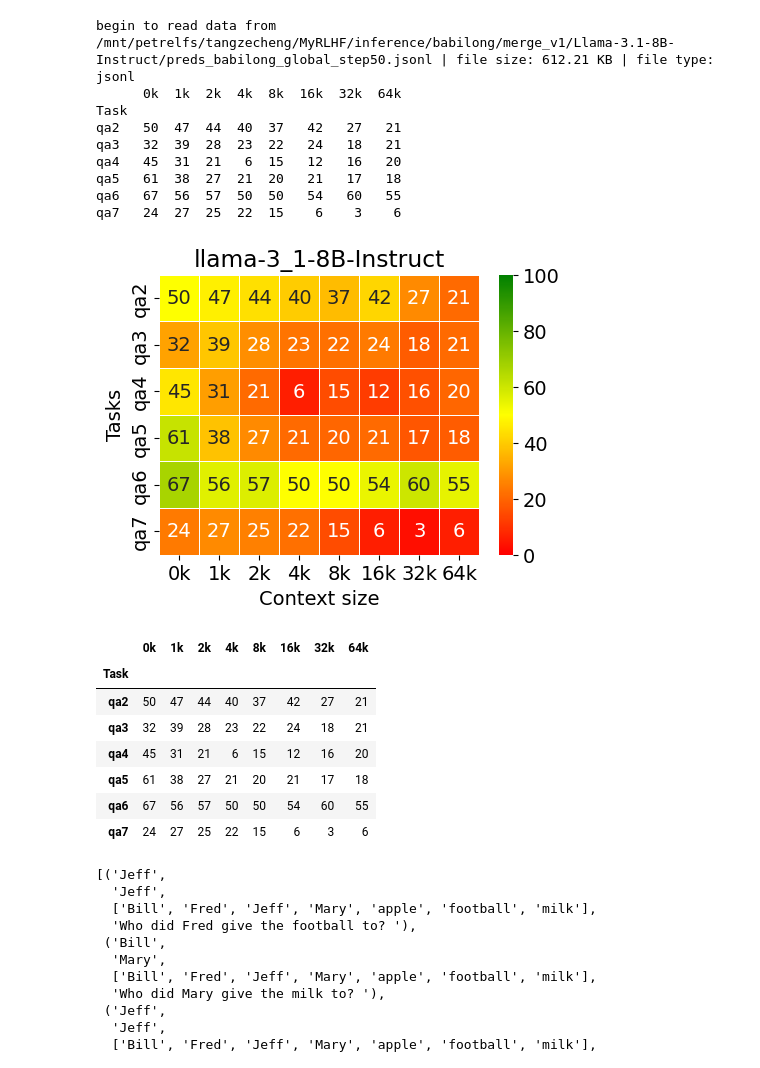
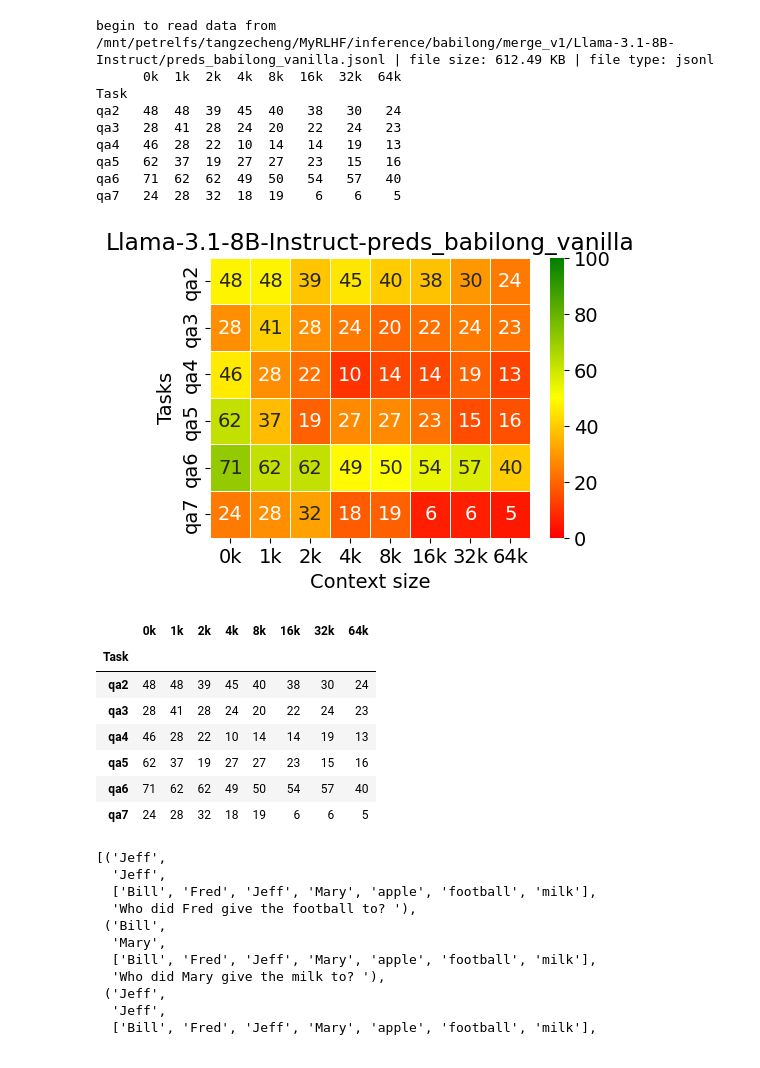
Before and after one commit to ZetangForward/MyRLHF, a Jupyter notebook: evaluation/babilong/eval.ipynb, the cells around one changed output. Saved outputs shown, nothing was run; the diff lists cells and outputs as text; code cells hidden in the pictures.

```diff
--- a/evaluation/babilong/eval.ipynb
+++ b/evaluation/babilong/eval.ipynb
@@ -69,7 +69,7 @@ def compare_answers(target, output, question, task_labels):
     return False
 
 
-def eval_fn(pred_path, save_path=None, model_name=""):
+def eval_fn(pred_path, save_path=None):
     tasks = ['qa2', 'qa3', 'qa4', 'qa5', 'qa6', 'qa7']
     lengths = ['0k', '1k', '2k', '4k', '8k', '16k', '32k', '64k']
     content = auto_read_data(pred_path)
@@ -107,7 +107,8 @@ def eval_fn(pred_path, save_path=None, model_name=""):
     sns.heatmap(df, cmap=cmap, vmin=0, vmax=100, annot=True, fmt=".0f", linewidths=.5, ax=ax)
 
     # 设置标题和标签
-    ax.set_title(model_name)
+    caption = f"{pred_path.split('/')[-2]}-{pred_path.split('/')[-1].split('.')[0]}"
+    ax.set_title(caption)
     ax.set_xlabel('Context size')
     ax.set_ylabel('Tasks')
 
@@ -119,13 +120,12 @@ def eval_fn(pred_path, save_path=None, model_name=""):
 
     return df, return_res
 # %%
-model_name = 'llama-3_1-8B-Instruct'
-pred_path = '/mnt/petrelfs/tangzecheng/MyRLHF/inference/babilong/merge_v1/Llama-3.1-8B-Instruct/preds_babilong_global_step50.jsonl'
+pred_path = '/mnt/petrelfs/tangzecheng/MyRLHF/inference/babilong/merge_v1/Llama-3.1-8B-Instruct/preds_babilong_vanilla.jsonl'
 save_dir = '/mnt/petrelfs/tangzecheng/MyRLHF/evaluation/babilong/llama-3_1-8B-Instruct/preliminary'
 # save_dir = '/data/zecheng/acl2025/MyRLHF/evaluation/babilong/llama-3_1-8B-Instruct'
 auto_mkdir(save_dir)
 save_path = os.path.join(save_dir, "reasoning_prompt_result.png")
 
-res, return_res = eval_fn(pred_path, None, model_name)
+res, return_res = eval_fn(pred_path, None)
 print(res)
 # %% [output]
@@ -133,24 +133,24 @@ print(res)
-begin to read data from /mnt/petrelfs/tangzecheng/MyRLHF/inference/babilong/merge_v1/Llama-3.1-8B-Instruct/preds_babilong_global_step50.jsonl | file size: 612.21 KB | file type: jsonl
+begin to read data from /mnt/petrelfs/tangzecheng/MyRLHF/inference/babilong/merge_v1/Llama-3.1-8B-Instruct/preds_babilong_vanilla.jsonl | file size: 612.49 KB | file type: jsonl
       0k  1k  2k  4k  8k  16k  32k  64k
 Task
-qa2   50  47  44  40  37   42   27   21
-qa3   32  39  28  23  22   24   18   21
-qa4   45  31  21   6  15   12   16   20
-qa5   61  38  27  21  20   21   17   18
-qa6   67  56  57  50  50   54   60   55
-qa7   24  27  25  22  15    6    3    6
+qa2   48  48  39  45  40   38   30   24
+qa3   28  41  28  24  20   22   24   23
+qa4   46  28  22  10  14   14   19   13
+qa5   62  37  19  27  27   23   15   16
+qa6   71  62  62  49  50   54   57   40
+qa7   24  28  32  18  19    6    6    5
-[figure, old version]
+[figure, new version]
 # %%
 res
 # %% [output]
 |  | 0k | 1k | 2k | 4k | 8k | 16k | 32k | 64k |
 | Task |  |  |  |  |  |  |  |  |
-| qa2 | 50 | 47 | 44 | 40 | 37 | 42 | 27 | 21 |
-| qa3 | 32 | 39 | 28 | 23 | 22 | 24 | 18 | 21 |
-| qa4 | 45 | 31 | 21 | 6 | 15 | 12 | 16 | 20 |
-| qa5 | 61 | 38 | 27 | 21 | 20 | 21 | 17 | 18 |
-| qa6 | 67 | 56 | 57 | 50 | 50 | 54 | 60 | 55 |
-| qa7 | 24 | 27 | 25 | 22 | 15 | 6 | 3 | 6 |
+| qa2 | 48 | 48 | 39 | 45 | 40 | 38 | 30 | 24 |
+| qa3 | 28 | 41 | 28 | 24 | 20 | 22 | 24 | 23 |
+| qa4 | 46 | 28 | 22 | 10 | 14 | 14 | 19 | 13 |
+| qa5 | 62 | 37 | 19 | 27 | 27 | 23 | 15 | 16 |
+| qa6 | 71 | 62 | 62 | 49 | 50 | 54 | 57 | 40 |
+| qa7 | 24 | 28 | 32 | 18 | 19 | 6 | 6 | 5 |
 # %%
 return_res['qa5']['4k']
 # %% [output]
```
Also changed, not shown: parts of 1 cell of this notebook, 11 other files.
